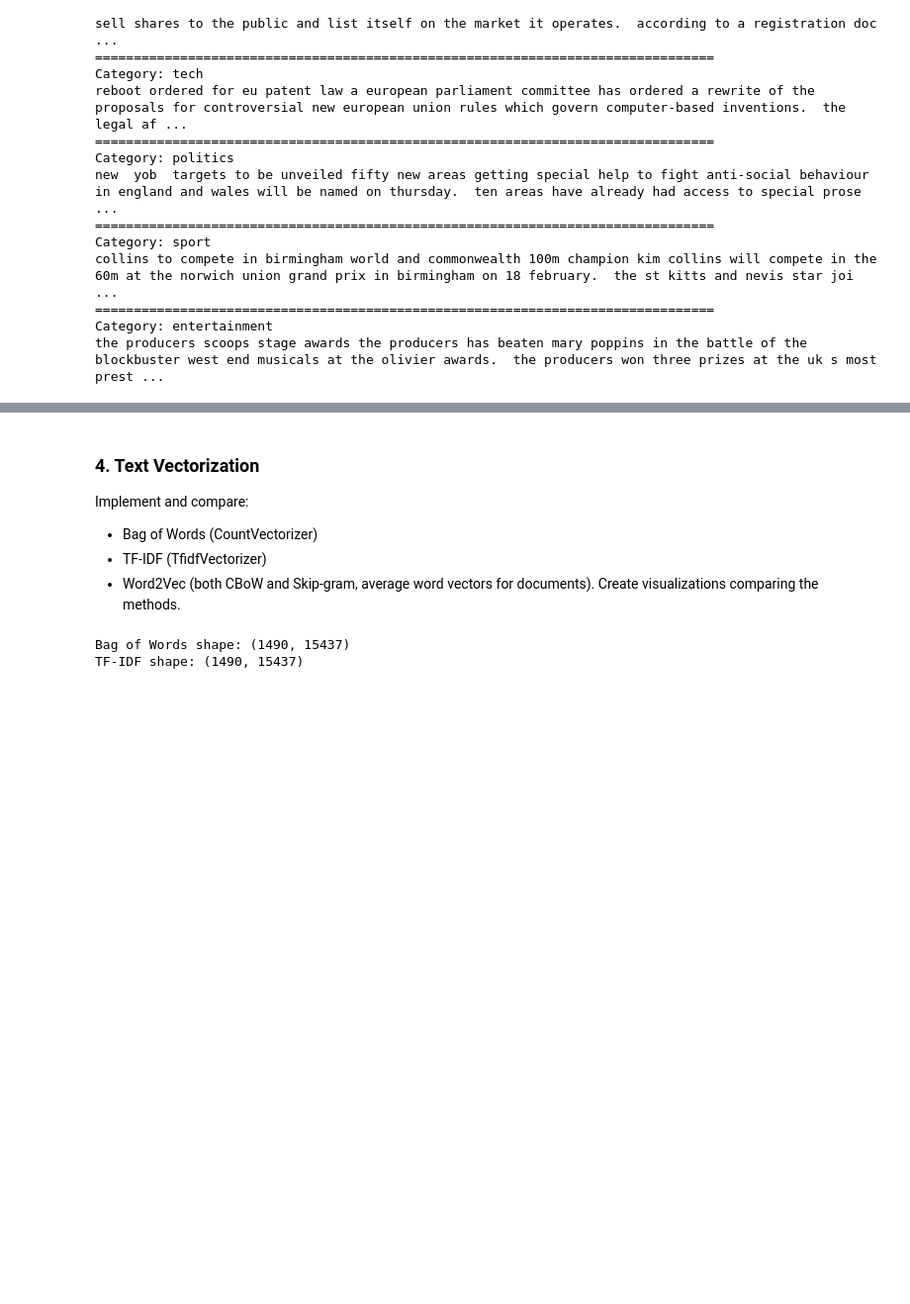
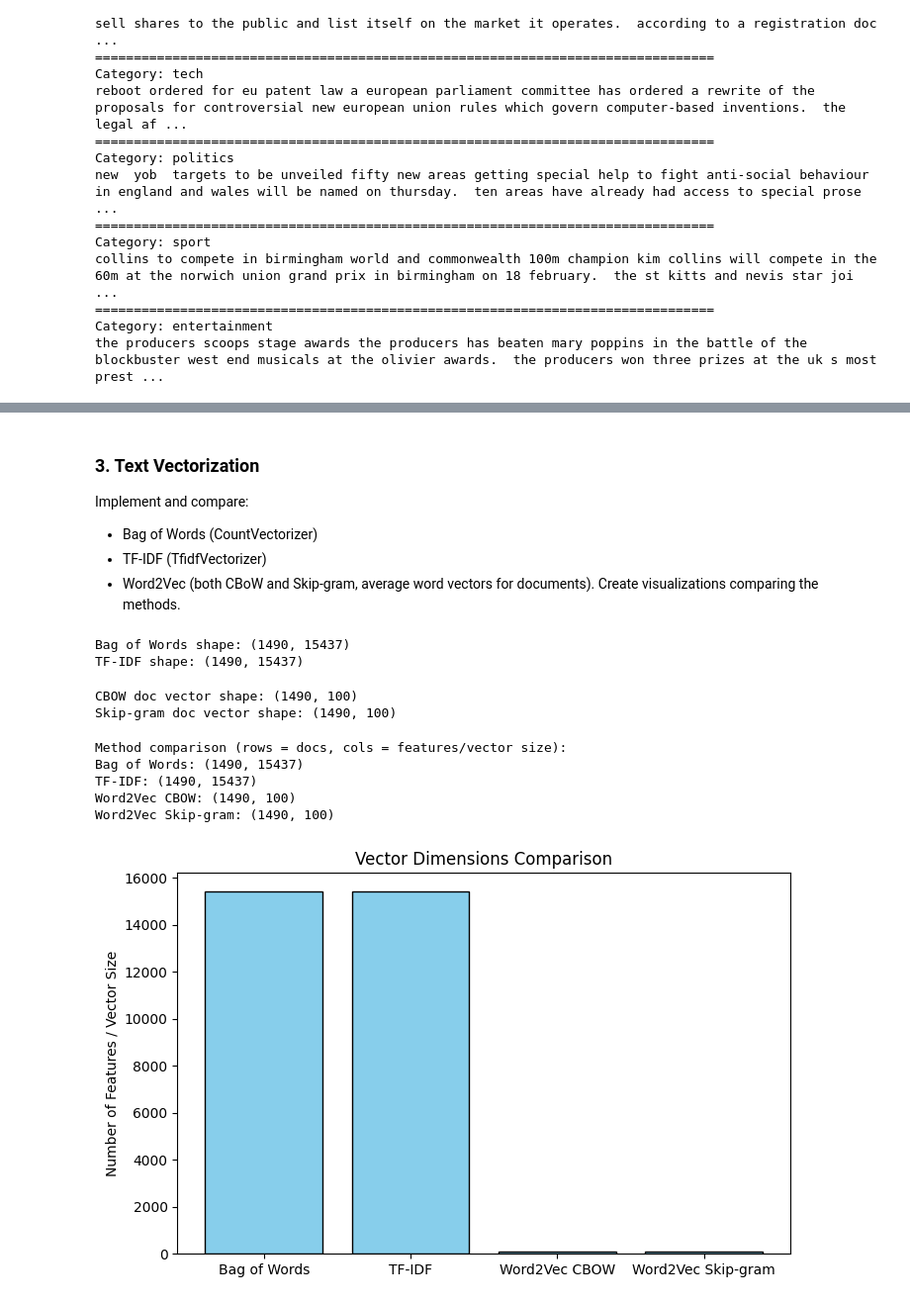
Before and after one commit to BPALAN-USD/AAI-502, a Jupyter notebook: AAI_520_Assignment_1.ipynb, the cells around one changed output, grey strips where cells are left out. Shown at 99% size. Saved outputs shown, nothing was run; the diff lists cells and outputs as text; code cells hidden in the pictures; blank space fills up the shorter version.

```diff
--- a/AAI_520_Assignment_1.ipynb
+++ b/AAI_520_Assignment_1.ipynb
@@ -221,5 +233,5 @@ Advanced processing time: 27.61 sec
 # %% [markdown]
-### 4. Text Vectorization
+### 3. Text Vectorization
 
 Implement and compare:
 - Bag of Words (CountVectorizer)
@@ -242,3 +255,61 @@ print("TF-IDF shape:", tfidf_matrix.shape)
 # %% [output]
 Bag of Words shape: (1490, 15437)
 TF-IDF shape: (1490, 15437)
+# %%
+## Prepare data as list of token lists
+sentences = adv_tokens.tolist()
+
+## CBOW model
+w2v_cbow = Word2Vec(sentences, vector_size=100, window=5, min_count=1, sg=0)
+
+## Skip-gram model
+w2v_sg = Word2Vec(sentences, vector_size=100, window=5, min_count=1, sg=1)
+
+
+def get_doc_vector(tokens, model):
+    vectors = [model.wv[word] for word in tokens if word in model.wv]
+    if len(vectors) > 0:
+        return np.mean(vectors, axis=0)
+    else:
+        return np.zeros(model.vector_size)
+
+# CBOW document vectors
+doc_vec_cbow = np.array([get_doc_vector(doc, w2v_cbow) for doc in sentences])
+# Skip-gram document vectors
+doc_vec_sg = np.array([get_doc_vector(doc, w2v_sg) for doc in sentences])
+
+print("CBOW doc vector shape:", doc_vec_cbow.shape)
+print("Skip-gram doc vector shape:", doc_vec_sg.shape)
+# %% [output]
+CBOW doc vector shape: (1490, 100)
+Skip-gram doc vector shape: (1490, 100)
+# %%
+methods = {
+    "Bag of Words": bow_matrix.shape,
+    "TF-IDF": tfidf_matrix.shape,
+    "Word2Vec CBOW": doc_vec_cbow.shape,
+    "Word2Vec Skip-gram": doc_vec_sg.shape
+}
+
+print("Method comparison (rows = docs, cols = features/vector size):")
+for k,v in methods.items():
+    print(f"{k}: {v}")
+# %% [output]
+Method comparison (rows = docs, cols = features/vector size):
+Bag of Words: (1490, 15437)
+TF-IDF: (1490, 15437)
+Word2Vec CBOW: (1490, 100)
+Word2Vec Skip-gram: (1490, 100)
+# %%
+import matplotlib.pyplot as plt
+
+names = list(methods.keys())
+values = [v[1] for v in methods.values()]
+
+plt.figure(figsize=(8,5))
+plt.bar(names, values, color="skyblue", edgecolor="black")
+plt.title("Vector Dimensions Comparison")
+plt.ylabel("Number of Features / Vector Size")
+plt.show()
+# %% [output]
+[figure, added]
```
Also changed, not shown: parts of 15 cells of this notebook.
